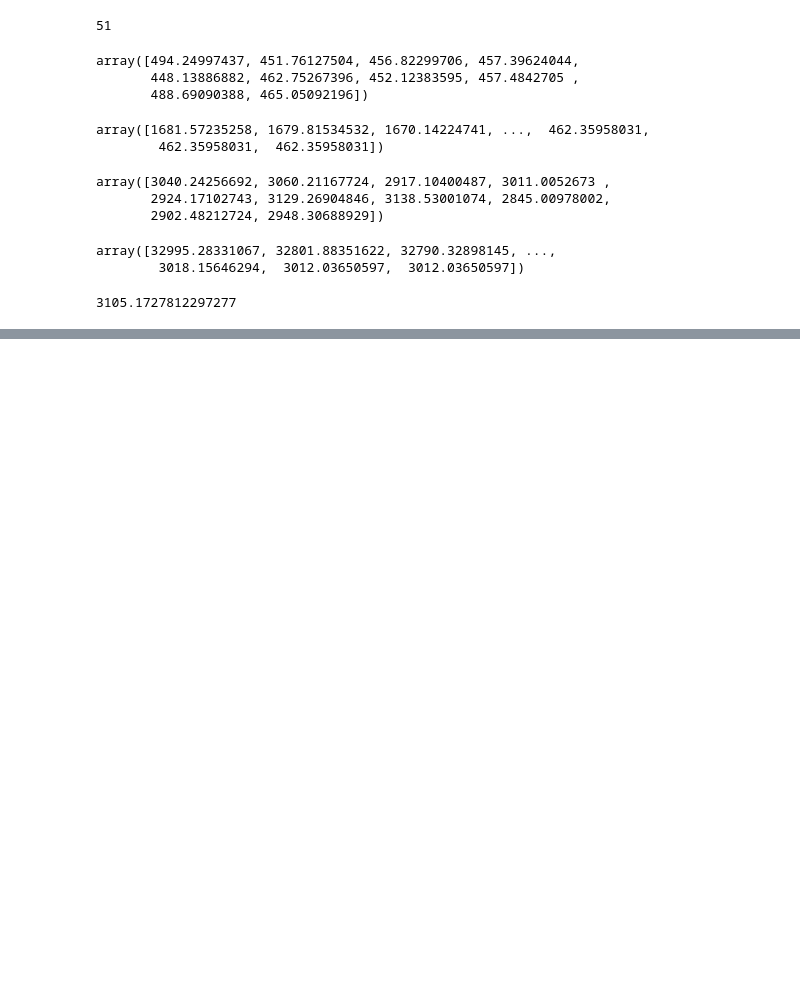
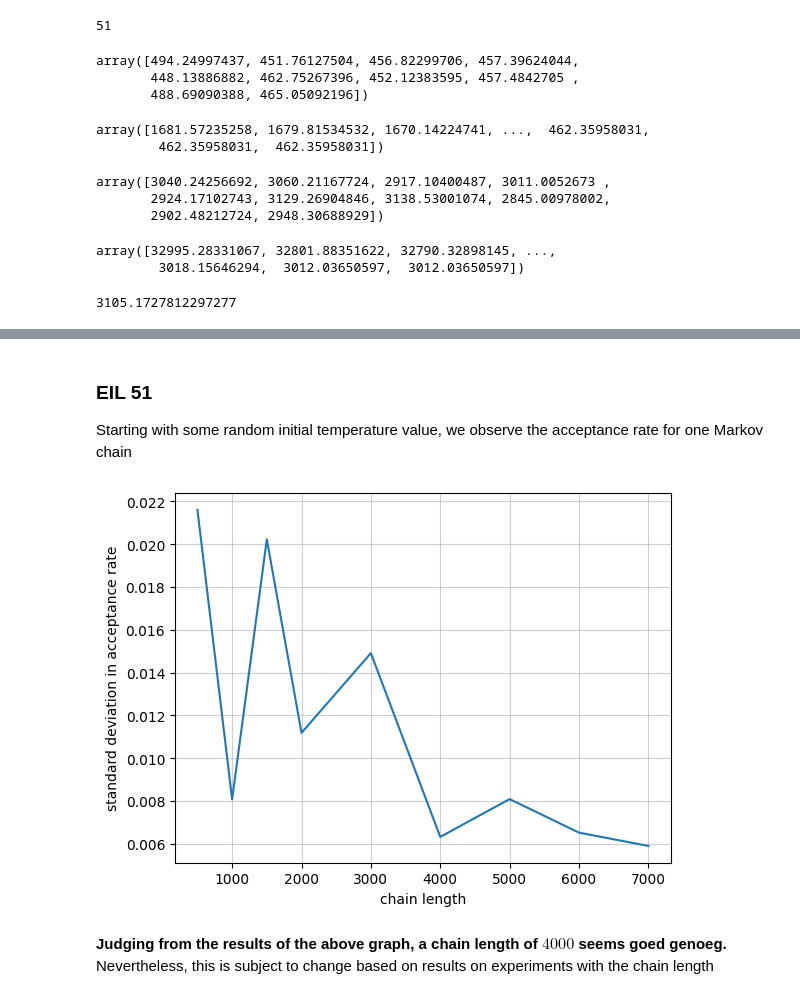
Before and after one commit to loonatick-src/stochastic-sim-3, a Jupyter notebook: main.ipynb, the cells around one changed output, grey strips where cells are left out. Drawn from its saved outputs; the diff is of its cells as text; code cells hidden in the pictures; blank space fills up the shorter version.

```diff
--- a/main.ipynb
+++ b/main.ipynb
@@ -15,3 +25,5 @@ def nan_arr(arr_size):
+# %%
+DEFAULT_TRANSITIONS = (random_two_opt_transition, Lin2opt)
 # %%
 # logging.basicConfig(level = logging.DEBUG)
 # %%
@@ -408,0 +431,3 @@ np.min(cost_timeseries)
+# %% [markdown]
+### EIL 51
+Starting with some random initial temperature value, we observe the acceptance rate for one Markov chain
@@ -408,0 +474,12 @@ np.min(cost_timeseries)
+# %%
+# TODO: change to mean +- stddev (using `fill_between`)
+plt.plot(chain_length_values, std_acc_rates)
+plt.xlabel("chain length")
+plt.ylabel("standard deviation in acceptance rate")
+plt.grid(alpha = 0.6)
+plt.show()
+# %% [output]
+[figure, added]
+# %% [markdown]
+**Judging from the results of the above graph, a chain length of $4000$ seems goed genoeg.**
+Nevertheless, this is subject to change based on results on experiments with the chain length
```
Also changed, not shown: parts of 18 cells of this notebook, 6 other files.
